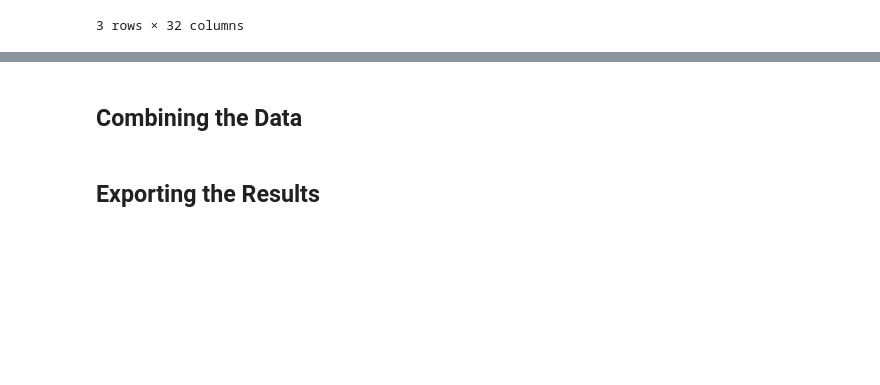
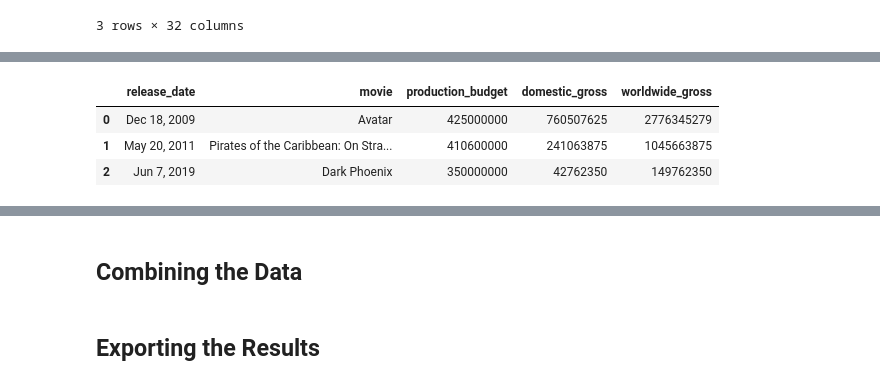
Before and after one commit to tjkyner/flatiron-ds-phase-1-project, a Jupyter notebook: notebooks/preprocessing.ipynb, the cells around one changed output, grey strips where cells are left out. Saved outputs shown, nothing was run; the diff lists cells and outputs as text; code cells hidden in the pictures; blank space fills up the shorter version.

```diff
--- a/notebooks/preprocessing.ipynb
+++ b/notebooks/preprocessing.ipynb
@@ -502,0 +553,7 @@ df_cleaned_imdb_title_basics.head(3)
+# %%
+df_cleaned_tn_movie_budgets.head(3)
+# %% [output]
+|  | release_date | movie | production_budget | domestic_gross | worldwide_gross |
+| 0 | Dec 18, 2009 | Avatar | 425000000 | 760507625 | 2776345279 |
+| 1 | May 20, 2011 | Pirates of the Caribbean: On Stra... | 410600000 | 241063875 | 1045663875 |
+| 2 | Jun 7, 2019 | Dark Phoenix | 350000000 | 42762350 | 149762350 |
```
Also changed, not shown: parts of 20 cells of this notebook, 2 other files.
